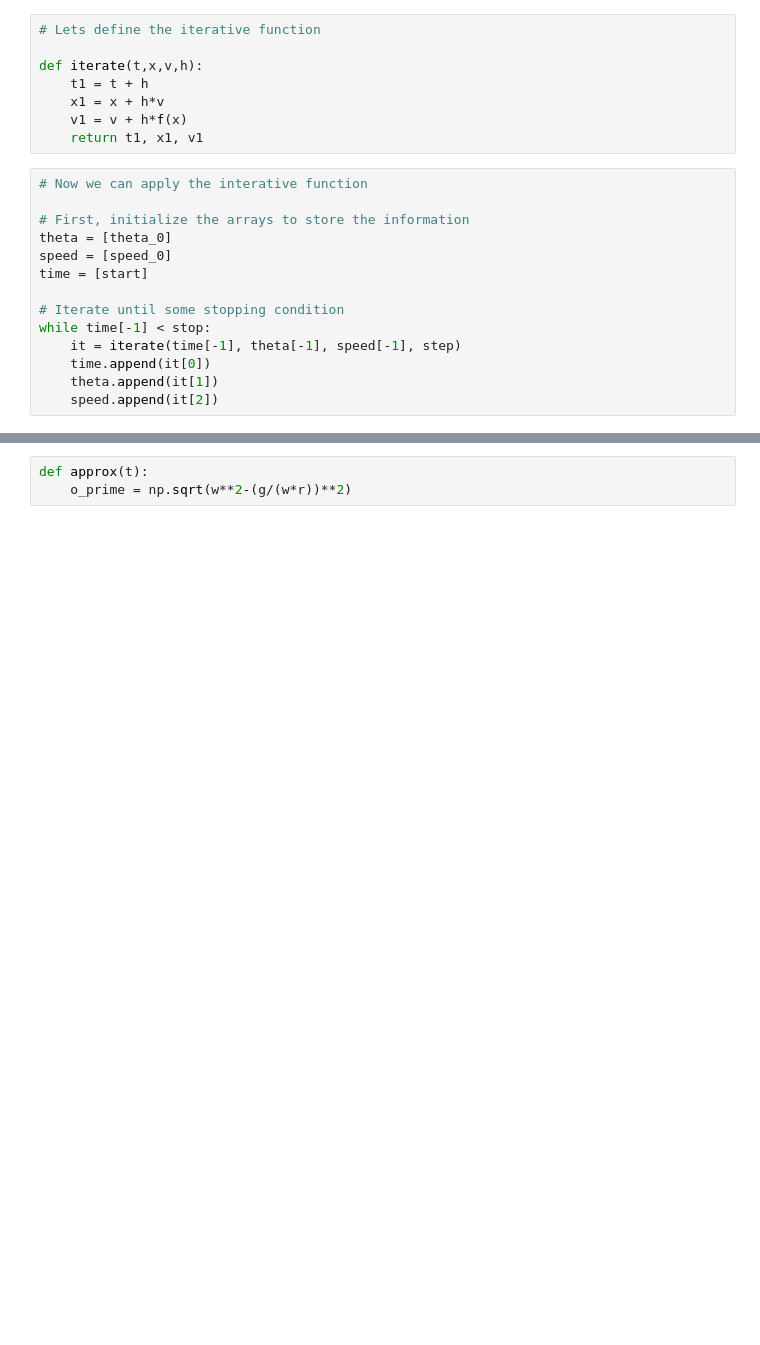
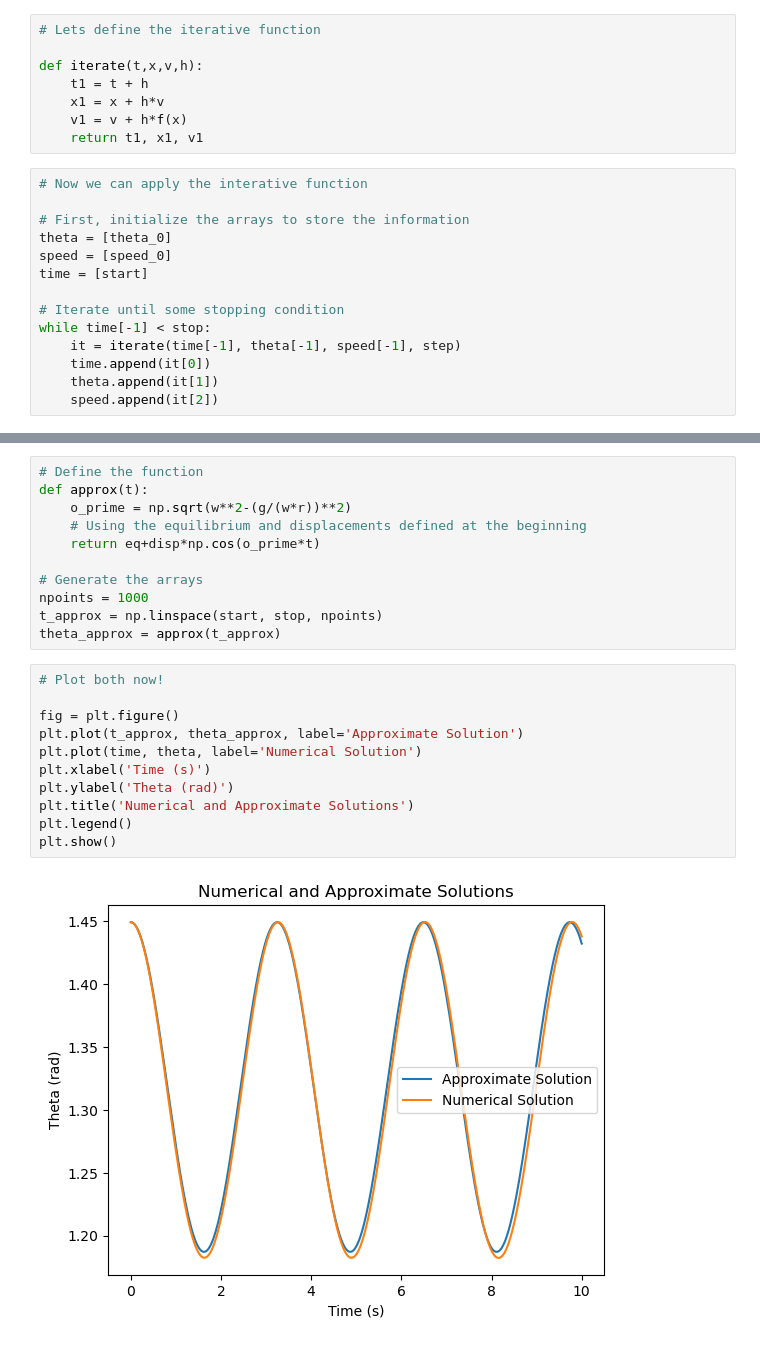
Before and after one commit to jakeb245/phys501, a Jupyter notebook: homework/ComputationAssignment.ipynb, the cells around one changed output, grey strips where cells are left out. Cells and saved outputs as stored; diff of their text form; blank space fills up the shorter version.

```diff
--- a/homework/ComputationAssignment.ipynb
+++ b/homework/ComputationAssignment.ipynb
@@ -137,3 +146,24 @@ Let's compare!
 # %%
+# Define the function
 def approx(t):
     o_prime = np.sqrt(w**2-(g/(w*r))**2)
+    # Using the equilibrium and displacements defined at the beginning
+    return eq+disp*np.cos(o_prime*t)
+
+# Generate the arrays
+npoints = 1000
+t_approx = np.linspace(start, stop, npoints)
+theta_approx = approx(t_approx)
+# %%
+# Plot both now!
+
+fig = plt.figure()
+plt.plot(t_approx, theta_approx, label='Approximate Solution')
+plt.plot(time, theta, label='Numerical Solution')
+plt.xlabel('Time (s)')
+plt.ylabel('Theta (rad)')
+plt.title('Numerical and Approximate Solutions')
+plt.legend()
+plt.show()
+# %% [output]
+[figure, added]
```
Also changed, not shown: parts of 8 cells of this notebook.
